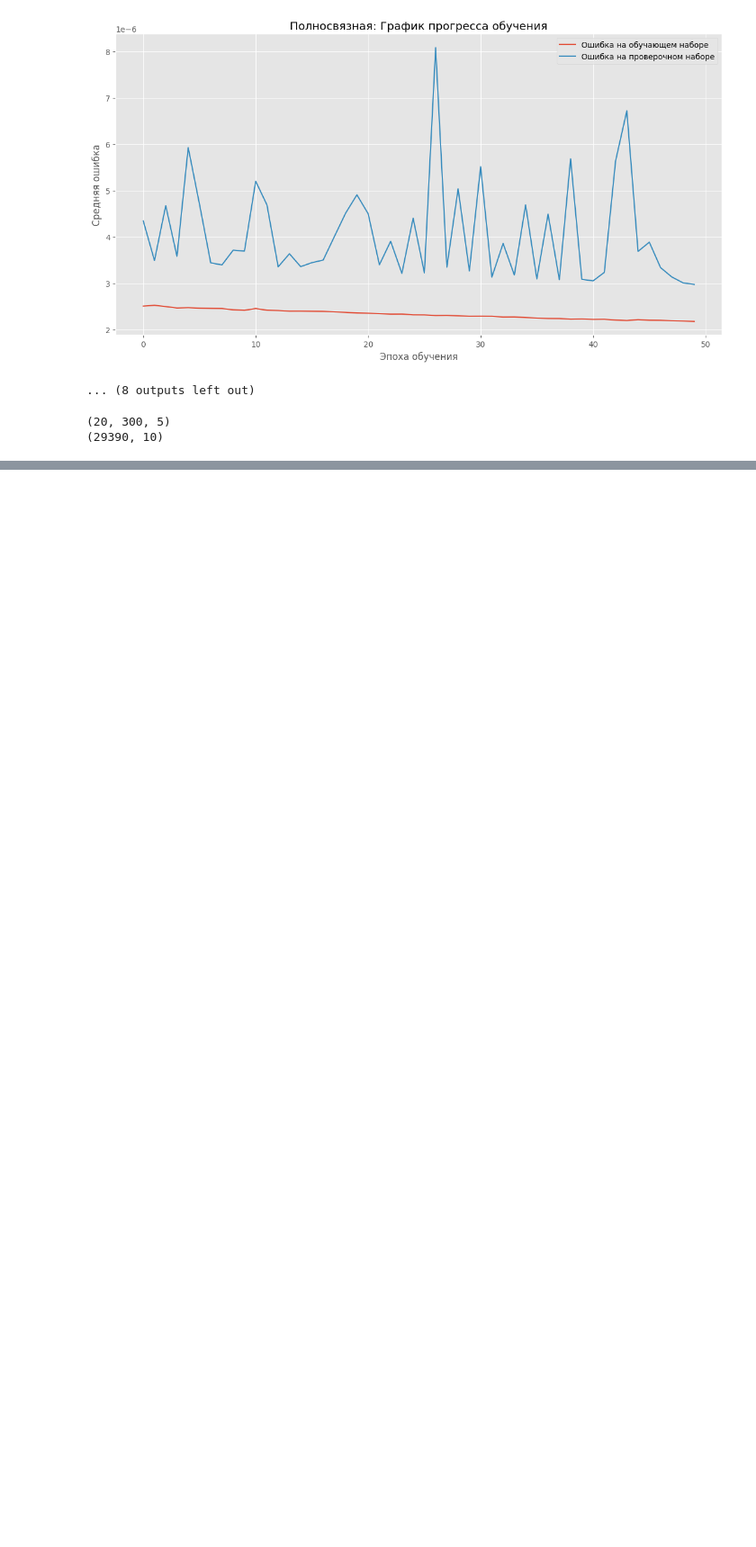
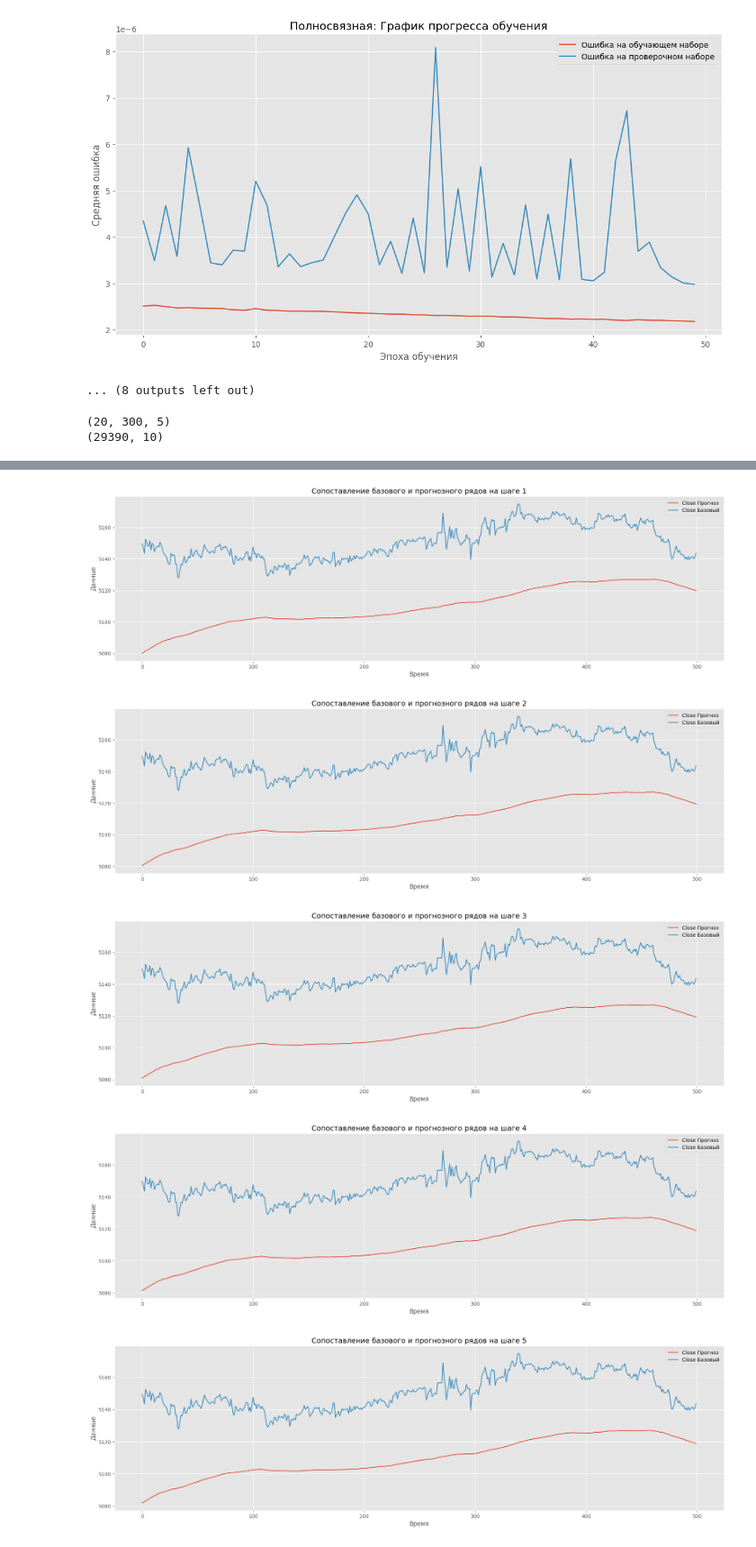
Before and after one commit to kuzovkov/neural-university, a Jupyter notebook: Базовый_блок_|_Обработка_временных_рядов_с_помощью_нейронных_сетей_|_ДЗ_Lite_|_УИИ.ipynb, the cells around one changed output, grey strips where cells are left out. Shown at 90% size. Cells and saved outputs as stored; diff of their text form; code cells hidden in the pictures; blank space fills up the shorter version.

```diff
--- a/Базовый_блок_|_Обработка_временных_рядов_с_помощью_нейронных_сетей_|_ДЗ_Lite_|_УИИ.ipynb
+++ b/Базовый_блок_|_Обработка_временных_рядов_с_помощью_нейронных_сетей_|_ДЗ_Lite_|_УИИ.ipynb
@@ -573,5 +582,38 @@ y_pred, y_true = get_pred(model, x_test, y_test_10, y_scaler_10)
+# %%
+def show_predict2(y_pred, y_true, # прогноз данных и исходный ряд
+                 start, # точка ряда, с которой начинается отрисовка графика
+                 length, # количество точек для отрисовки графика
+                 chn_list=[0], # список каналов данных для отрисовки (по умолчанию все)
+                 chn_names=CHANNEL_Y, # список имен каналов данных
+                 title=''):
+
+    # Если список каналов пуст - отображаются все каналы
+    if not chn_list:
+        chn_list = list(range(y_true.shape[1]))
+
+    # Построение графика по всем каналам данных
+    plt.figure(figsize=(22, 6))
+    #print(chn_list)
+    for chn in chn_list:
+        #print(chn, y_pred.shape, y_pred[:5])
+        plt.plot(y_pred[start:start + length, chn],
+                label=f'{chn_names[chn]} Прогноз')
+        plt.plot(y_true[start:start + length, chn],
+                label=f'{chn_names[chn]} Базовый')
+
+    plt.title(title)
+    plt.xlabel('Время')
+    plt.ylabel('Данные')
+    plt.legend()
+    plt.show()
 # %%
-for i in range(1, 11)
+for i in range(1, 11):
   # Прогнозный ряд сдвигается на 1 шаг назад, так как предсказание делалось на 1 шаг вперед
-  show_predict(y_pred[1:][i], y_true[:-1][i], 0, 500,
+  show_predict2(y_pred[i:], y_true[:-i], 0, 500,
               title=f'Сопоставление базового и прогнозного рядов на шаге {i}')
+# %% [output]
+[figure, added]
+[figure, added]
+[figure, added]
+[figure, added]
+[figure, added]
```
Also changed, not shown: parts of 4 cells of this notebook.
